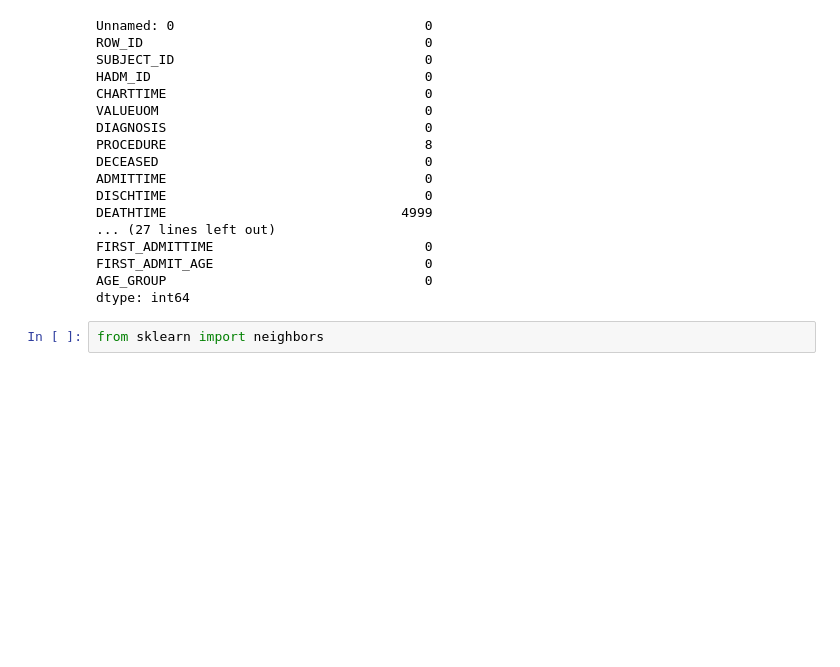
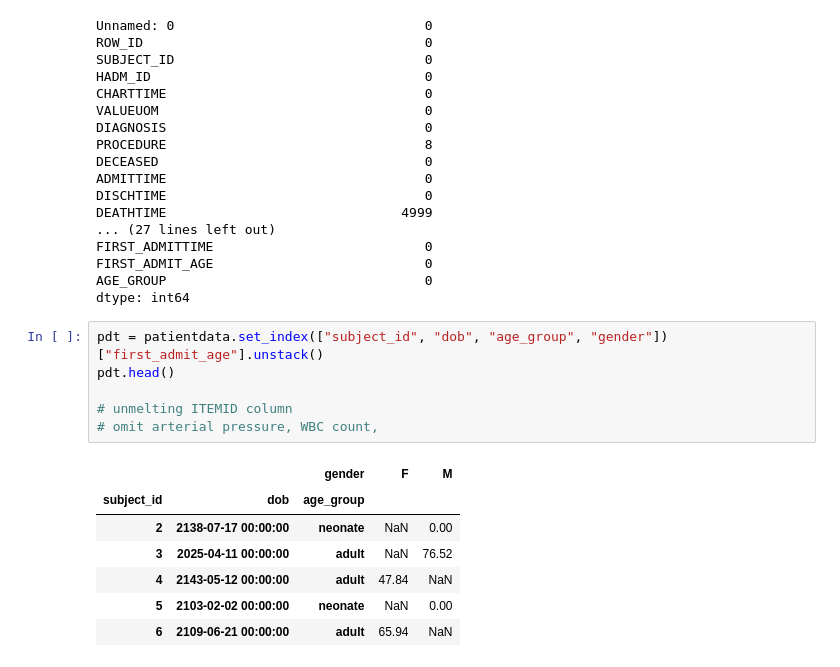
Before and after one commit to apimplaskar/csm185-project, a Jupyter notebook: DataCreation.ipynb, the cells around one changed output. Saved outputs shown, nothing was run; the diff lists cells and outputs as text; blank space fills up the shorter version.

```diff
--- a/DataCreation.ipynb
+++ b/DataCreation.ipynb
@@ -223,5 +223,17 @@ FIRST_ADMITTIME                           0
 FIRST_ADMIT_AGE                           0
 AGE_GROUP                                 0
 dtype: int64
-# %%
-from sklearn import neighbors
+# %%
+pdt = patientdata.set_index(["subject_id", "dob", "age_group", "gender"])["first_admit_age"].unstack()
+pdt.head()
+
+# unmelting ITEMID column
+# omit arterial pressure, WBC count,
+# %% [output]
+|  |  | gender | F | M |
+| subject_id | dob | age_group |  |  |
+| 2 | 2138-07-17 00:00:00 | neonate | NaN | 0.00 |
+| 3 | 2025-04-11 00:00:00 | adult | NaN | 76.52 |
+| 4 | 2143-05-12 00:00:00 | adult | 47.84 | NaN |
+| 5 | 2103-02-02 00:00:00 | neonate | NaN | 0.00 |
+| 6 | 2109-06-21 00:00:00 | adult | 65.94 | NaN |
```
Also changed, not shown: parts of 11 cells of this notebook.
